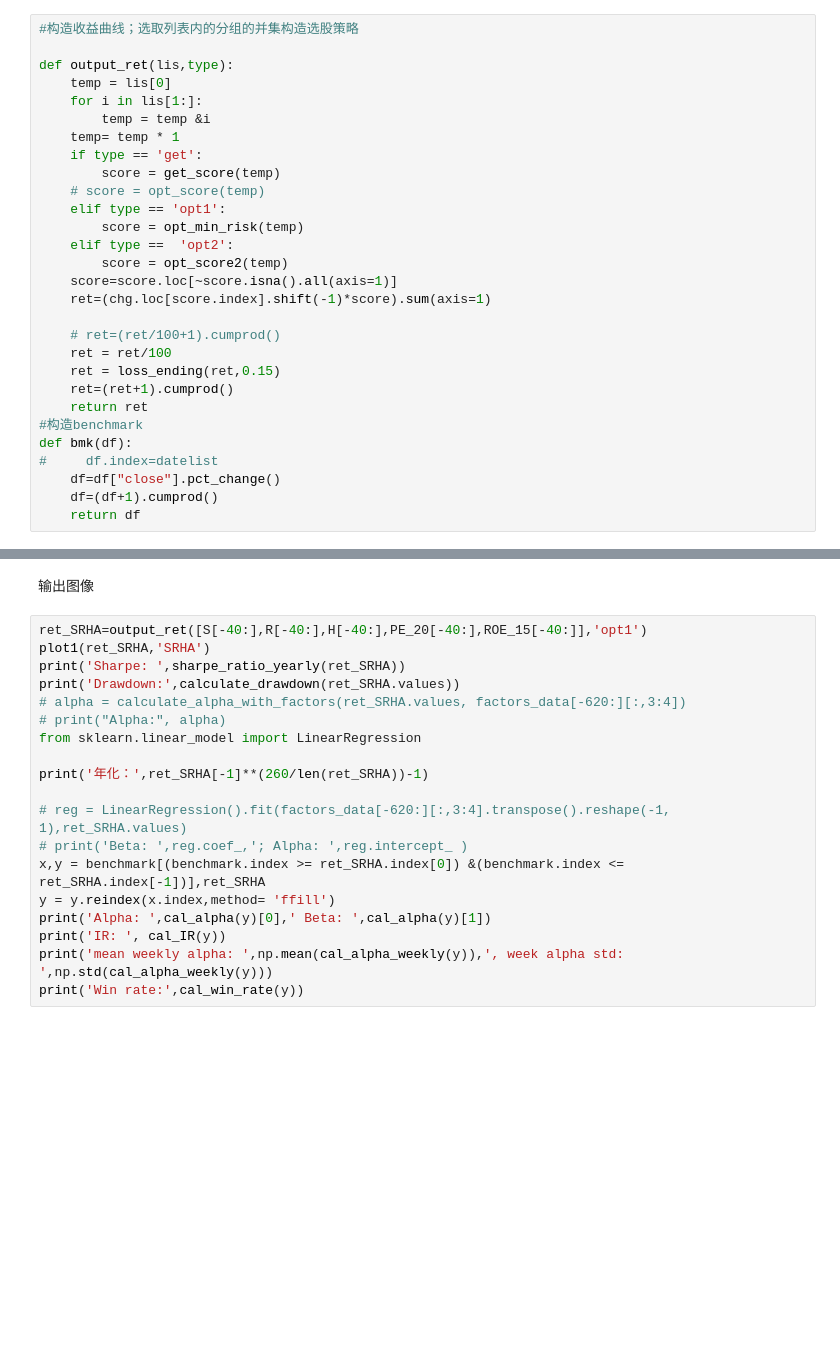
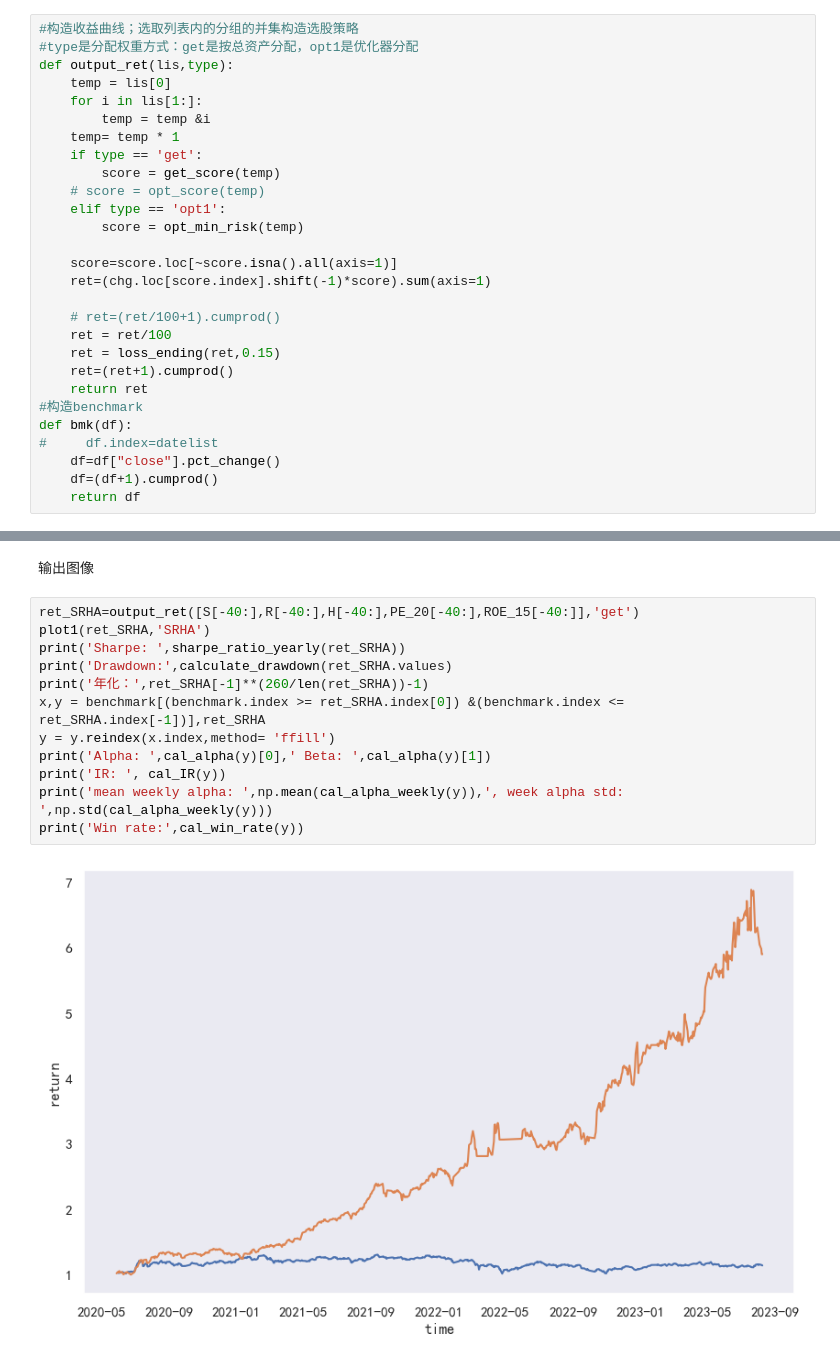
Before and after one commit to Dongyu-c/Quant, a Jupyter notebook: SRHA-Strategy.ipynb, the cells around one changed output, grey strips where cells are left out. Cells and saved outputs as stored; diff of their text form; blank space fills up the shorter version.

```diff
--- a/SRHA-Strategy.ipynb
+++ b/SRHA-Strategy.ipynb
@@ -548,7 +401,7 @@ def opt_min_risk(stocklist):
     return pos
 # %%
 #构造收益曲线；选取列表内的分组的并集构造选股策略
-
+#type是分配权重方式：get是按总资产分配，opt1是优化器分配
 def output_ret(lis,type):
     temp = lis[0]
     for i in lis[1:]:
@@ -559,8 +412,7 @@ def output_ret(lis,type):
     # score = opt_score(temp)
     elif type == 'opt1':
         score = opt_min_risk(temp)
-    elif type ==  'opt2':
-        score = opt_score2(temp)
+
     score=score.loc[~score.isna().all(axis=1)]
     ret=(chg.loc[score.index].shift(-1)*score).sum(axis=1)
 
@@ -594,22 +447,16 @@ def loss_ending(y,max_drawback):
 # %% [markdown]
 输出图像
 # %%
-ret_SRHA=output_ret([S[-40:],R[-40:],H[-40:],PE_20[-40:],ROE_15[-40:]],'opt1')
+ret_SRHA=output_ret([S[-40:],R[-40:],H[-40:],PE_20[-40:],ROE_15[-40:]],'get')
 plot1(ret_SRHA,'SRHA')
 print('Sharpe: ',sharpe_ratio_yearly(ret_SRHA))
-print('Drawdown:',calculate_drawdown(ret_SRHA.values))
-# alpha = calculate_alpha_with_factors(ret_SRHA.values, factors_data[-620:][:,3:4])
-# print("Alpha:", alpha)
-from sklearn.linear_model import LinearRegression
-
+print('Drawdown:',calculate_drawdown(ret_SRHA.values)
 print('年化：',ret_SRHA[-1]**(260/len(ret_SRHA))-1)
-
-# reg = LinearRegression().fit(factors_data[-620:][:,3:4].transpose().reshape(-1, 1),ret_SRHA.values)
-# print('Beta: ',reg.coef_,'; Alpha: ',reg.intercept_ )
 x,y = benchmark[(benchmark.index >= ret_SRHA.index[0]) &(benchmark.index <= ret_SRHA.index[-1])],ret_SRHA
 y = y.reindex(x.index,method= 'ffill')
 print('Alpha: ',cal_alpha(y)[0],' Beta: ',cal_alpha(y)[1])
 print('IR: ', cal_IR(y))
 print('mean weekly alpha: ',np.mean(cal_alpha_weekly(y)),', week alpha std: ',np.std(cal_alpha_weekly(y)))
 print('Win rate:',cal_win_rate(y))
 # %% [output]
+[figure, new version]
```
Also changed, not shown: parts of 12 cells of this notebook.
